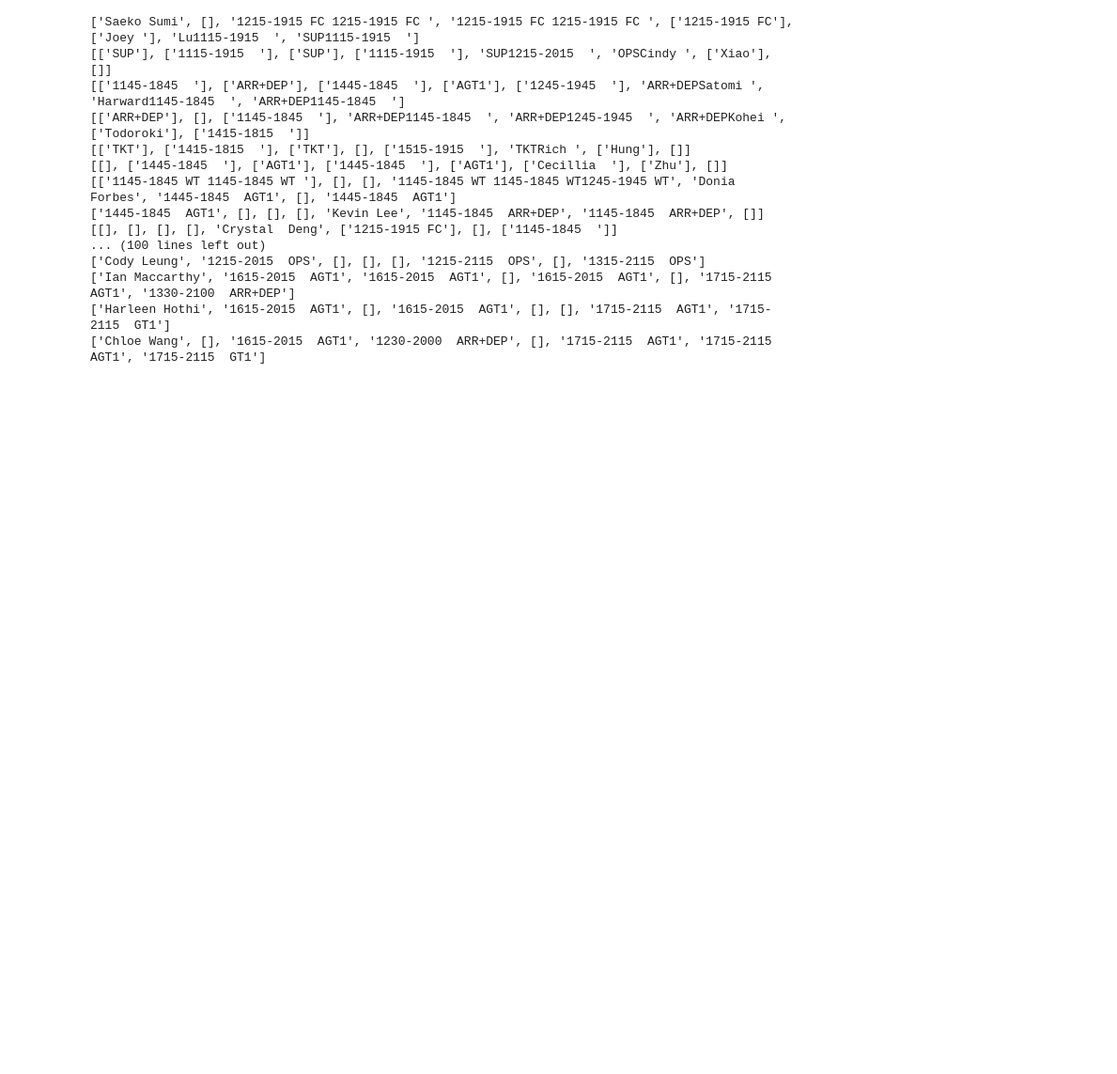
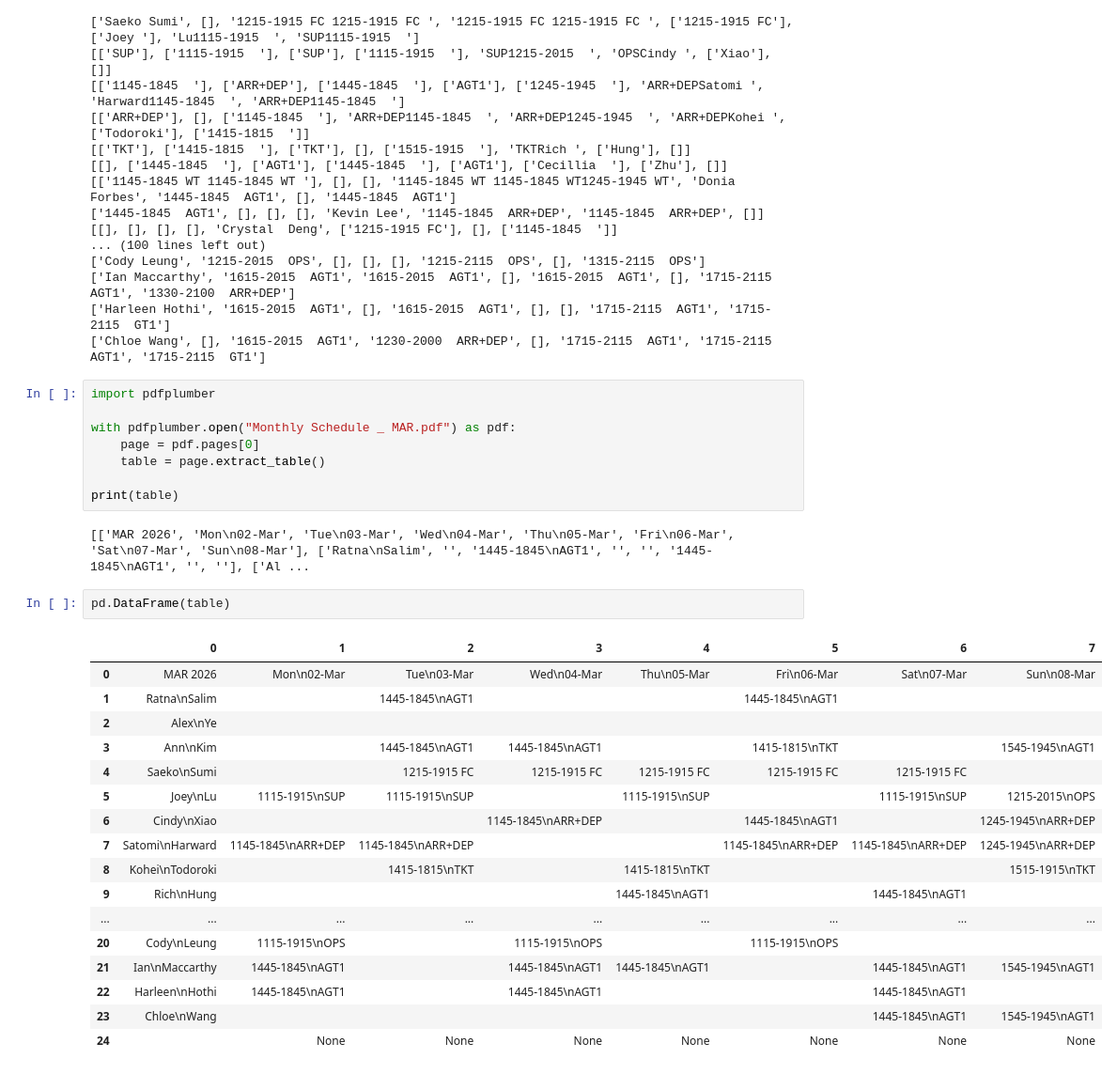
Before and after one commit to imax37/compass-dash, a Jupyter notebook: examples.ipynb, the cells around one changed output. Shown at 94% size. Cells and saved outputs as stored; diff of their text form; blank space fills up the shorter version.

Commit message:
specified environment, added data as original pdf, and updgraded preprocessing with pdfplumber

```diff
--- a/examples.ipynb
+++ b/examples.ipynb
@@ -215,3 +215,33 @@ while right<len(entries):
 ['Ian Maccarthy', '1615-2015  AGT1', '1615-2015  AGT1', [], '1615-2015  AGT1', [], '1715-2115  AGT1', '1330-2100  ARR+DEP']
 ['Harleen Hothi', '1615-2015  AGT1', [], '1615-2015  AGT1', [], [], '1715-2115  AGT1', '1715-2115  GT1']
 ['Chloe Wang', [], '1615-2015  AGT1', '1230-2000  ARR+DEP', [], '1715-2115  AGT1', '1715-2115  AGT1', '1715-2115  GT1']
+# %%
+import pdfplumber
+
+with pdfplumber.open("Monthly Schedule _ MAR.pdf") as pdf:
+    page = pdf.pages[0]
+    table = page.extract_table()
+
+print(table)
+# %% [output]
+[['MAR 2026', 'Mon\n02-Mar', 'Tue\n03-Mar', 'Wed\n04-Mar', 'Thu\n05-Mar', 'Fri\n06-Mar', 'Sat\n07-Mar', 'Sun\n08-Mar'], ['Ratna\nSalim', '', '1445-1845\nAGT1', '', '', '1445-1845\nAGT1', '', ''], ['Al ...
+# %%
+pd.DataFrame(table)
+# %% [output]
+|  | 0 | 1 | 2 | 3 | 4 | 5 | 6 | 7 |
+| 0 | MAR 2026 | Mon\n02-Mar | Tue\n03-Mar | Wed\n04-Mar | Thu\n05-Mar | Fri\n06-Mar | Sat\n07-Mar | Sun\n08-Mar |
+| 1 | Ratna\nSalim |  | 1445-1845\nAGT1 |  |  | 1445-1845\nAGT1 |  |  |
+| 2 | Alex\nYe |  |  |  |  |  |  |  |
+| 3 | Ann\nKim |  | 1445-1845\nAGT1 | 1445-1845\nAGT1 |  | 1415-1815\nTKT |  | 1545-1945\nAGT1 |
+| 4 | Saeko\nSumi |  | 1215-1915 FC | 1215-1915 FC | 1215-1915 FC | 1215-1915 FC | 1215-1915 FC |  |
+| 5 | Joey\nLu | 1115-1915\nSUP | 1115-1915\nSUP |  | 1115-1915\nSUP |  | 1115-1915\nSUP | 1215-2015\nOPS |
+| 6 | Cindy\nXiao |  |  | 1145-1845\nARR+DEP |  | 1445-1845\nAGT1 |  | 1245-1945\nARR+DEP |
+| 7 | Satomi\nHarward | 1145-1845\nARR+DEP | 1145-1845\nARR+DEP |  |  | 1145-1845\nARR+DEP | 1145-1845\nARR+DEP | 1245-1945\nARR+DEP |
+| 8 | Kohei\nTodoroki |  | 1415-1815\nTKT |  | 1415-1815\nTKT |  |  | 1515-1915\nTKT |
+| 9 | Rich\nHung |  |  |  | 1445-1845\nAGT1 |  | 1445-1845\nAGT1 |  |
+| ... | ... | ... | ... | ... | ... | ... | ... | ... |
+| 20 | Cody\nLeung | 1115-1915\nOPS |  | 1115-1915\nOPS |  | 1115-1915\nOPS |  |  |
+| 21 | Ian\nMaccarthy | 1445-1845\nAGT1 |  | 1445-1845\nAGT1 | 1445-1845\nAGT1 |  | 1445-1845\nAGT1 | 1545-1945\nAGT1 |
+| 22 | Harleen\nHothi | 1445-1845\nAGT1 |  | 1445-1845\nAGT1 |  |  | 1445-1845\nAGT1 |  |
+| 23 | Chloe\nWang |  |  |  |  |  | 1445-1845\nAGT1 | 1545-1945\nAGT1 |
+| 24 |  | None | None | None | None | None | None | None |
```
Also changed, not shown: parts of 2 cells of this notebook, 3 other files.
